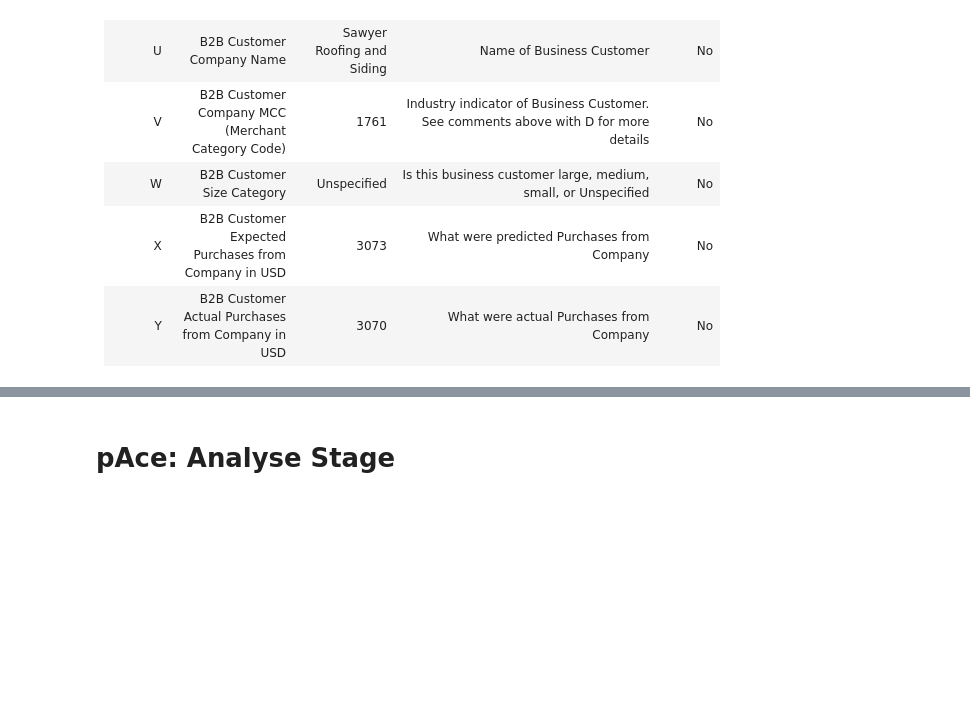
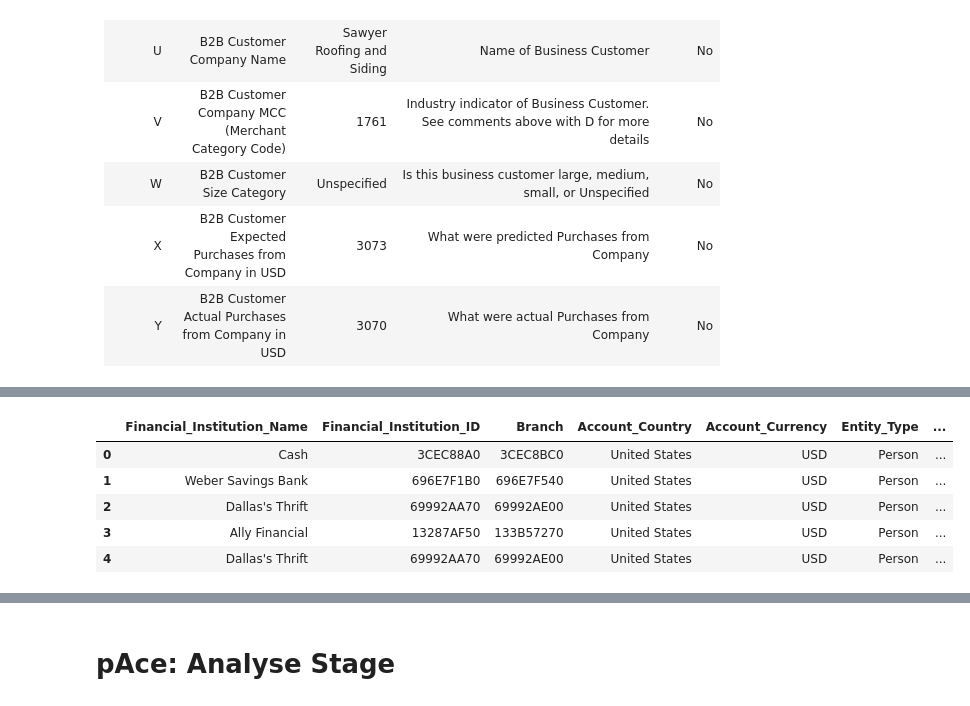
Before and after one commit to thomas-sutter/ai-aml-mvp2value, a Jupyter notebook: 1_exploratory_data_analysis.ipynb, the cells around one changed output, grey strips where cells are left out. Saved outputs shown, nothing was run; the diff lists cells and outputs as text; code cells hidden in the pictures; blank space fills up the shorter version.

Commit message:
Loading datasets

```diff
--- a/1_exploratory_data_analysis.ipynb
+++ b/1_exploratory_data_analysis.ipynb
@@ -178,0 +228,13 @@ Here are the data schemas for core banking:
+# %%
+# Loading dataset liquid_accts_people
+liquid_accts_people_df = pd.read_csv('/content/drive/MyDrive/Portfolio/AML/core_banking_and_money_laundering/data/sd175_Small_liquid_accts_people.csv')
+
+# Display the first 5 rows of the dataframe
+display(liquid_accts_people_df.head())
+# %% [output]
+|  | Financial_Institution_Name | Financial_Institution_ID | Branch | Account_Country | Account_Currency | Entity_Type | ... |
+| 0 | Cash | 3CEC88A0 | 3CEC8BC0 | United States | USD | Person | ... |
+| 1 | Weber Savings Bank | 696E7F1B0 | 696E7F540 | United States | USD | Person | ... |
+| 2 | Dallas's Thrift | 69992AA70 | 69992AE00 | United States | USD | Person | ... |
+| 3 | Ally Financial | 13287AF50 | 133B57270 | United States | USD | Person | ... |
+| 4 | Dallas's Thrift | 69992AA70 | 69992AE00 | United States | USD | Person | ... |
```
Also changed, not shown: parts of 12 cells of this notebook.
